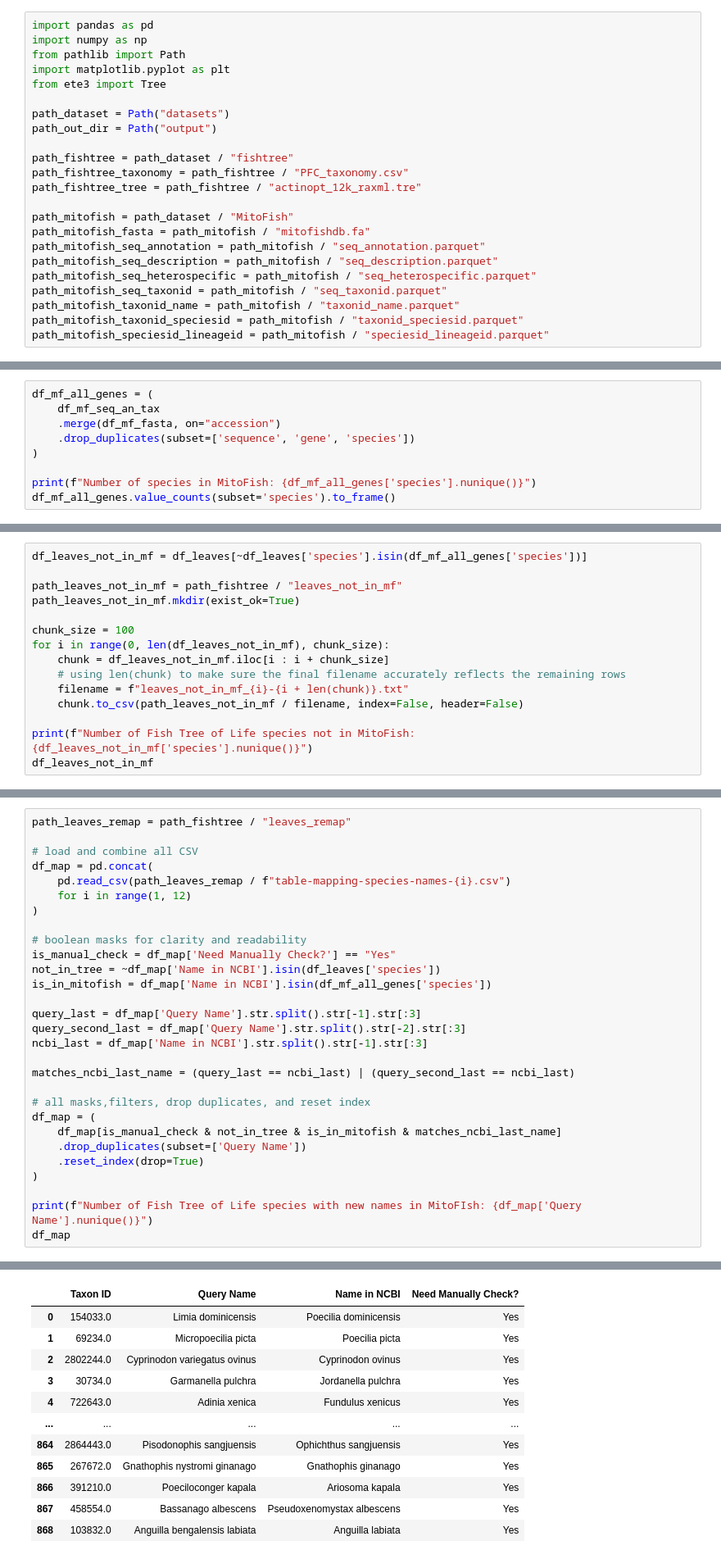
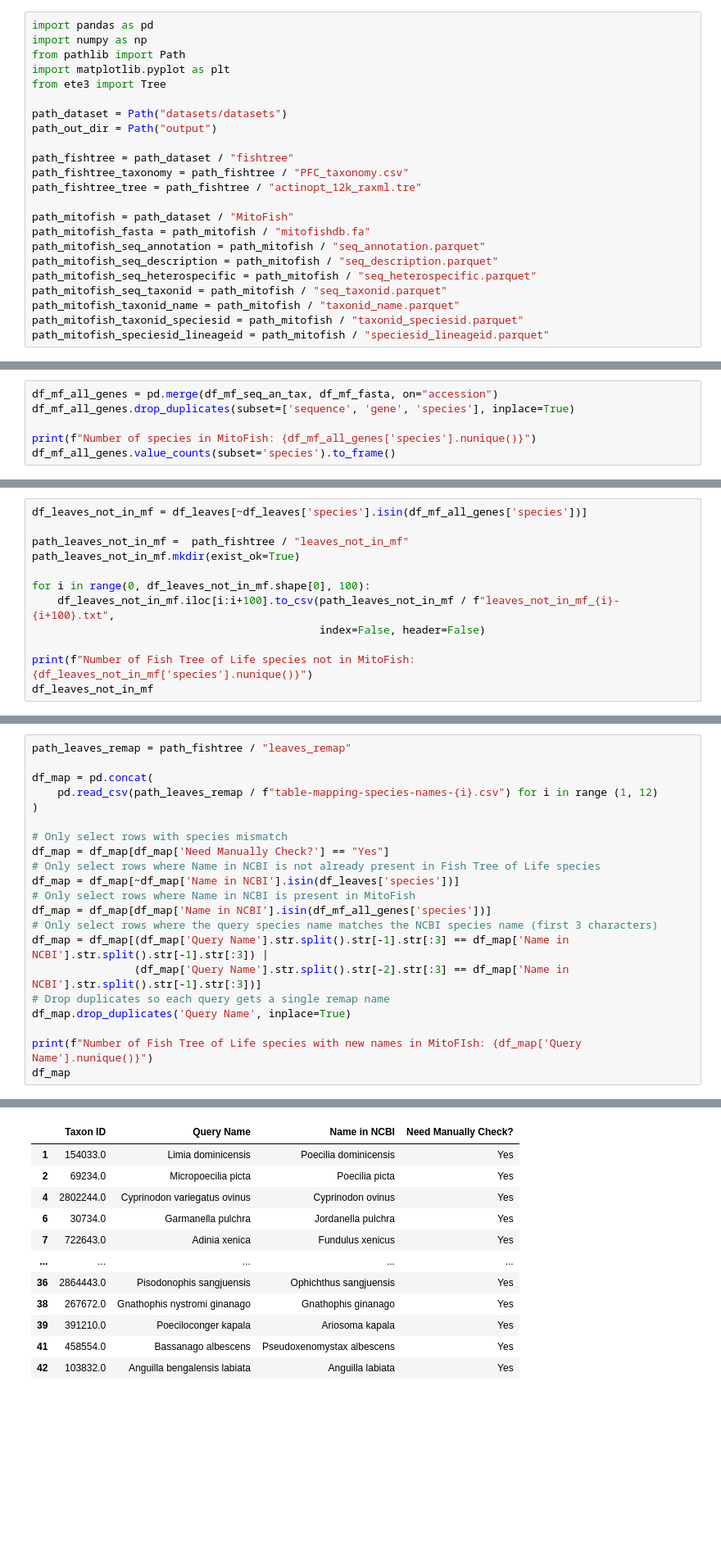
Before and after one commit to Dzee97/FishPhyloEmbedding2, a Jupyter notebook: stage0_preprocessing.ipynb, the cells around one changed output, grey strips where cells are left out. Shown at 82% size. Cells and saved outputs as stored; diff of their text form; blank space fills up the shorter version.

```diff
--- a/stage0_preprocessing.ipynb
+++ b/stage0_preprocessing.ipynb
@@ -26,7 +26,7 @@ from pathlib import Path
 import matplotlib.pyplot as plt
 from ete3 import Tree
 
-path_dataset = Path("datasets")
+path_dataset = Path("datasets/datasets")
 path_out_dir = Path("output")
 
 path_fishtree = path_dataset / "fishtree"
@@ -320,11 +311,8 @@ A short summary is then shown to inspect:
 - how many species are present
 - how many rows each species contributes
 # %%
-df_mf_all_genes = (
-    df_mf_seq_an_tax
-    .merge(df_mf_fasta, on="accession")
-    .drop_duplicates(subset=['sequence', 'gene', 'species'])
-)
+df_mf_all_genes = pd.merge(df_mf_seq_an_tax, df_mf_fasta, on="accession")
+df_mf_all_genes.drop_duplicates(subset=['sequence', 'gene', 'species'], inplace=True)
 
 print(f"Number of species in MitoFish: {df_mf_all_genes['species'].nunique()}")
 df_mf_all_genes.value_counts(subset='species').to_frame()
@@ -403,15 +384,12 @@ To support manual inspection and external name-reconciliation tools, the missing
 # %%
 df_leaves_not_in_mf = df_leaves[~df_leaves['species'].isin(df_mf_all_genes['species'])]
 
-path_leaves_not_in_mf = path_fishtree / "leaves_not_in_mf"
+path_leaves_not_in_mf =  path_fishtree / "leaves_not_in_mf"
 path_leaves_not_in_mf.mkdir(exist_ok=True)
 
-chunk_size = 100
-for i in range(0, len(df_leaves_not_in_mf), chunk_size):
-    chunk = df_leaves_not_in_mf.iloc[i : i + chunk_size]
-    # using len(chunk) to make sure the final filename accurately reflects the remaining rows
-    filename = f"leaves_not_in_mf_{i}-{i + len(chunk)}.txt"
-    chunk.to_csv(path_leaves_not_in_mf / filename, index=False, header=False)
+for i in range(0, df_leaves_not_in_mf.shape[0], 100):
+    df_leaves_not_in_mf.iloc[i:i+100].to_csv(path_leaves_not_in_mf / f"leaves_not_in_mf_{i}-{i+100}.txt",
+                                             index=False, header=False)
 
 print(f"Number of Fish Tree of Life species not in MitoFish: {df_leaves_not_in_mf['species'].nunique()}")
 df_leaves_not_in_mf
@@ -452,46 +430,38 @@ Finally, duplicate source names are removed so that each original tree name maps
 # %%
 path_leaves_remap = path_fishtree / "leaves_remap"
 
-# load and combine all CSV
 df_map = pd.concat(
-    pd.read_csv(path_leaves_remap / f"table-mapping-species-names-{i}.csv")
-    for i in range(1, 12)
+    pd.read_csv(path_leaves_remap / f"table-mapping-species-names-{i}.csv") for i in range (1, 12)
 )
 
-# boolean masks for clarity and readability
-is_manual_check = df_map['Need Manually Check?'] == "Yes"
-not_in_tree = ~df_map['Name in NCBI'].isin(df_leaves['species'])
-is_in_mitofish = df_map['Name in NCBI'].isin(df_mf_all_genes['species'])
-
-query_last = df_map['Query Name'].str.split().str[-1].str[:3]
-query_second_last = df_map['Query Name'].str.split().str[-2].str[:3]
-ncbi_last = df_map['Name in NCBI'].str.split().str[-1].str[:3]
-
-matches_ncbi_last_name = (query_last == ncbi_last) | (query_second_last == ncbi_last)
-
-# all masks,filters, drop duplicates, and reset index
-df_map = (
-    df_map[is_manual_check & not_in_tree & is_in_mitofish & matches_ncbi_last_name]
-    .drop_duplicates(subset=['Query Name'])
-    .reset_index(drop=True)
-)
+# Only select rows with species mismatch
+df_map = df_map[df_map['Need Manually Check?'] == "Yes"]
+# Only select rows where Name in NCBI is not already present in Fish Tree of Life species
+df_map = df_map[~df_map['Name in NCBI'].isin(df_leaves['species'])]
+# Only select rows where Name in NCBI is present in MitoFish
+df_map = df_map[df_map['Name in NCBI'].isin(df_mf_all_genes['species'])]
+# Only select rows where the query species name matches the NCBI species name (first 3 characters)
+df_map = df_map[(df_map['Query Name'].str.split().str[-1].str[:3] == df_map['Name in NCBI'].str.split().str[-1].str[:3]) |
+                (df_map['Query Name'].str.split().str[-2].str[:3] == df_map['Name in NCBI'].str.split().str[-1].str[:3])]
+# Drop duplicates so each query gets a single remap name
+df_map.drop_duplicates('Query Name', inplace=True)
 
 print(f"Number of Fish Tree of Life species with new names in MitoFIsh: {df_map['Query Name'].nunique()}")
 df_map
 # %% [output]
 Number of Fish Tree of Life species with new names in MitoFIsh: 869
 |  | Taxon ID | Query Name | Name in NCBI | Need Manually Check? |
-| 0 | 154033.0 | Limia dominicensis | Poecilia dominicensis | Yes |
-| 1 | 69234.0 | Micropoecilia picta | Poecilia picta | Yes |
-| 2 | 2802244.0 | Cyprinodon variegatus ovinus | Cyprinodon ovinus | Yes |
-| 3 | 30734.0 | Garmanella pulchra | Jordanella pulchra | Yes |
-| 4 | 722643.0 | Adinia xenica | Fundulus xenicus | Yes |
+| 1 | 154033.0 | Limia dominicensis | Poecilia dominicensis | Yes |
+| 2 | 69234.0 | Micropoecilia picta | Poecilia picta | Yes |
+| 4 | 2802244.0 | Cyprinodon variegatus ovinus | Cyprinodon ovinus | Yes |
+| 6 | 30734.0 | Garmanella pulchra | Jordanella pulchra | Yes |
+| 7 | 722643.0 | Adinia xenica | Fundulus xenicus | Yes |
 | ... | ... | ... | ... | ... |
-| 864 | 2864443.0 | Pisodonophis sangjuensis | Ophichthus sangjuensis | Yes |
-| 865 | 267672.0 | Gnathophis nystromi ginanago | Gnathophis ginanago | Yes |
-| 866 | 391210.0 | Poeciloconger kapala | Ariosoma kapala | Yes |
-| 867 | 458554.0 | Bassanago albescens | Pseudoxenomystax albescens | Yes |
-| 868 | 103832.0 | Anguilla bengalensis labiata | Anguilla labiata | Yes |
+| 36 | 2864443.0 | Pisodonophis sangjuensis | Ophichthus sangjuensis | Yes |
+| 38 | 267672.0 | Gnathophis nystromi ginanago | Gnathophis ginanago | Yes |
+| 39 | 391210.0 | Poeciloconger kapala | Ariosoma kapala | Yes |
+| 41 | 458554.0 | Bassanago albescens | Pseudoxenomystax albescens | Yes |
+| 42 | 103832.0 | Anguilla bengalensis labiata | Anguilla labiata | Yes |
 869 rows × 4 columns
 # %% [markdown]
 ## 14. Apply the species remapping and measure the new overlap
```
Also changed, not shown: parts of 8 cells of this notebook, 2 other files.
